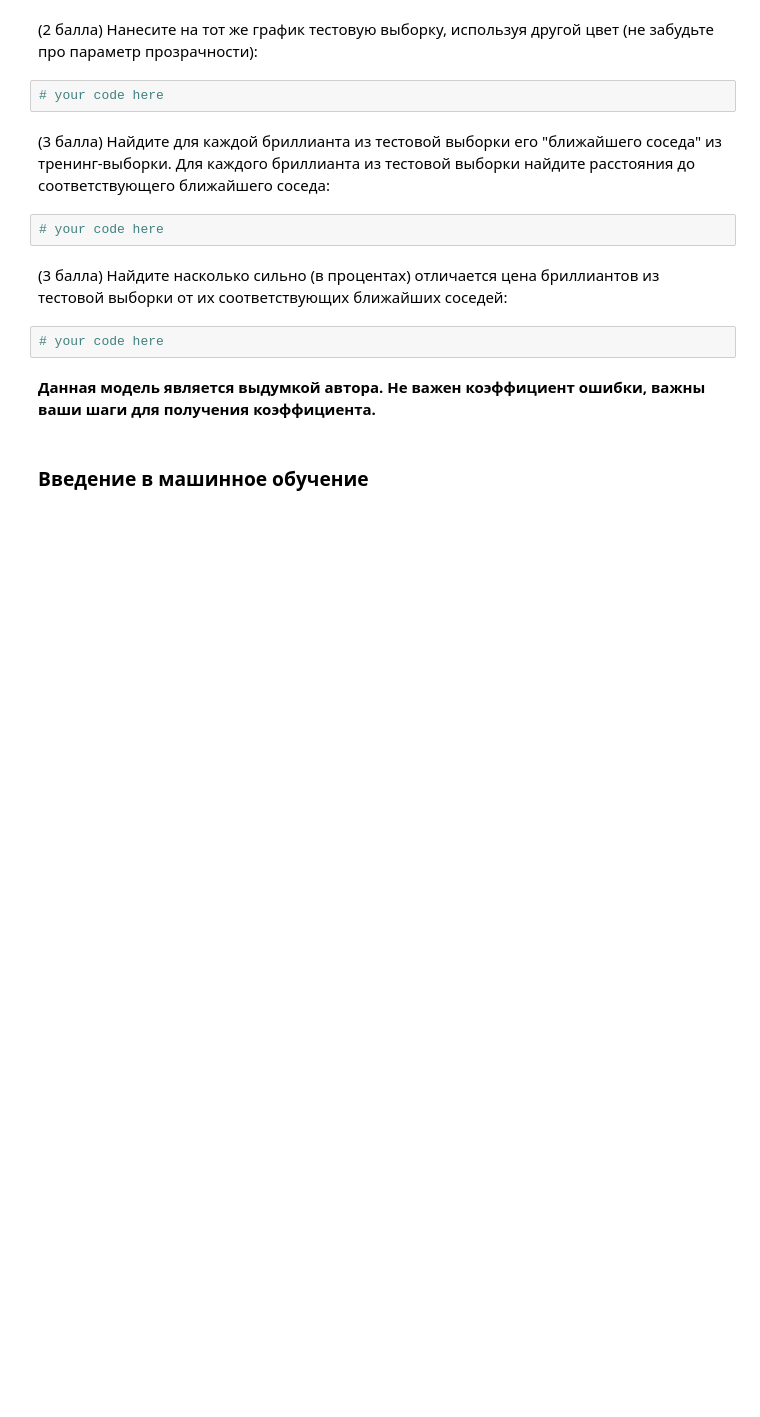
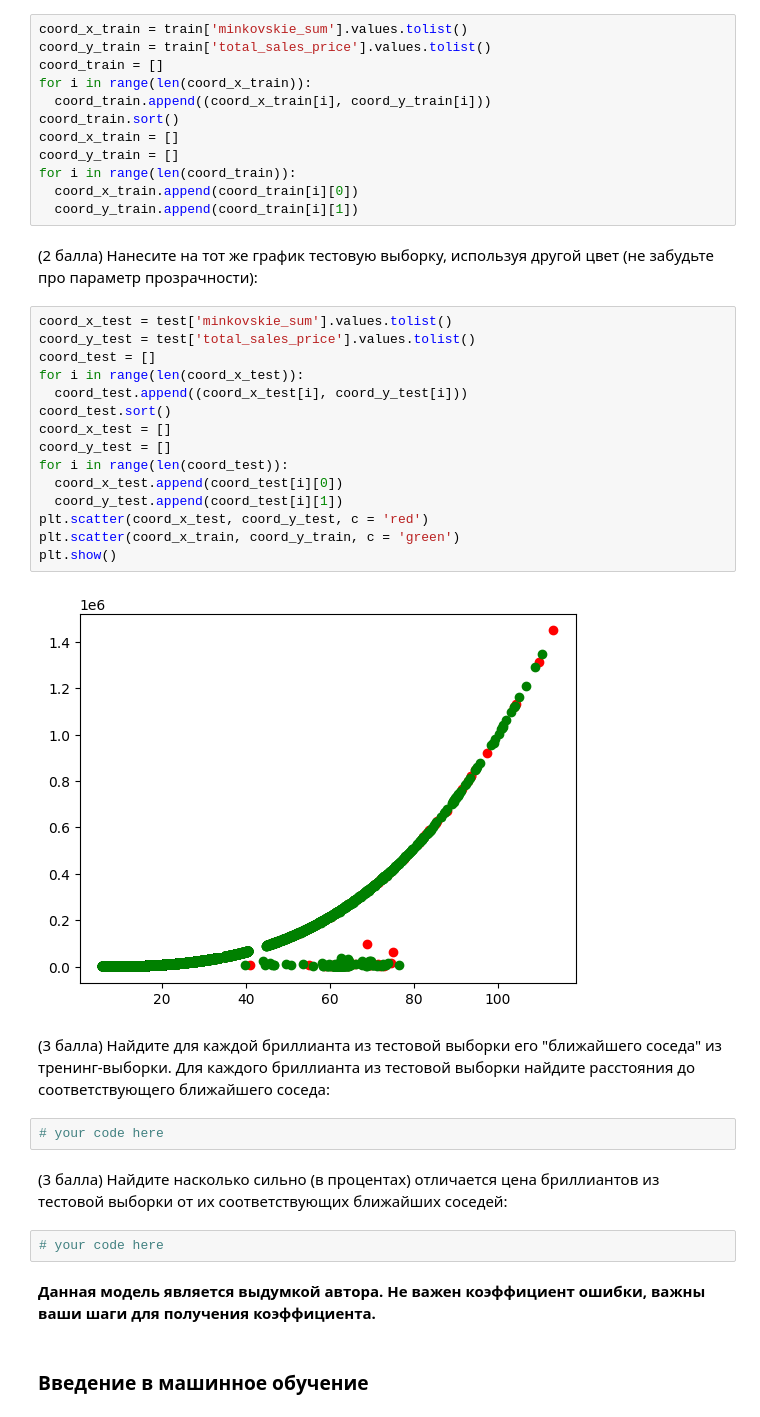
Before and after one commit to mrkustik1985/python, a Jupyter notebook: lab_work.ipynb, the cells around one changed output. Drawn from its saved outputs; the diff is of its cells as text; blank space fills up the shorter version.

```diff
--- a/lab_work.ipynb
+++ b/lab_work.ipynb
@@ -576,7 +616,34 @@ x_train
+# %%
+coord_x_train = train['minkovskie_sum'].values.tolist()
+coord_y_train = train['total_sales_price'].values.tolist()
+coord_train = []
+for i in range(len(coord_x_train)):
+  coord_train.append((coord_x_train[i], coord_y_train[i]))
+coord_train.sort()
+coord_x_train = []
+coord_y_train = []
+for i in range(len(coord_train)):
+  coord_x_train.append(coord_train[i][0])
+  coord_y_train.append(coord_train[i][1])
 # %% [markdown]
 (2 балла) Нанесите на тот же график тестовую выборку, используя другой цвет (не забудьте про параметр прозрачности):
-# %%
-# your code here
+# %%
+coord_x_test = test['minkovskie_sum'].values.tolist()
+coord_y_test = test['total_sales_price'].values.tolist()
+coord_test = []
+for i in range(len(coord_x_test)):
+  coord_test.append((coord_x_test[i], coord_y_test[i]))
+coord_test.sort()
+coord_x_test = []
+coord_y_test = []
+for i in range(len(coord_test)):
+  coord_x_test.append(coord_test[i][0])
+  coord_y_test.append(coord_test[i][1])
+plt.scatter(coord_x_test, coord_y_test, c = 'red')
+plt.scatter(coord_x_train, coord_y_train, c = 'green')
+plt.show()
+# %% [output]
+[figure, added]
 # %% [markdown]
 (3 балла) Найдите для каждой бриллианта из тестовой выборки его "ближайшего соседа" из тренинг-выборки. Для каждого бриллианта из тестовой выборки найдите расстояния до соответствующего ближайшего соседа:
 # %%
```
Also changed, not shown: parts of 6 cells of this notebook.
